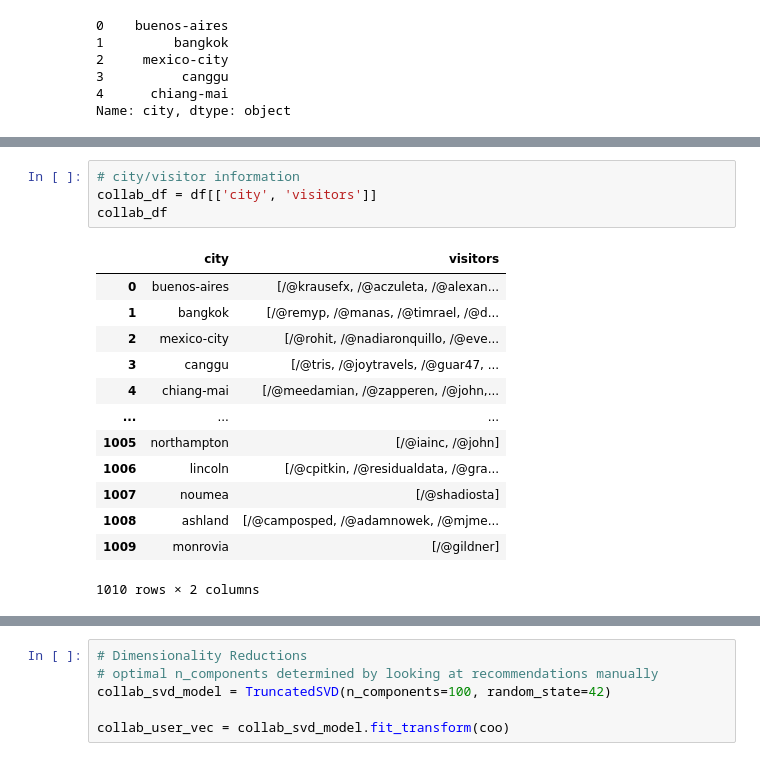
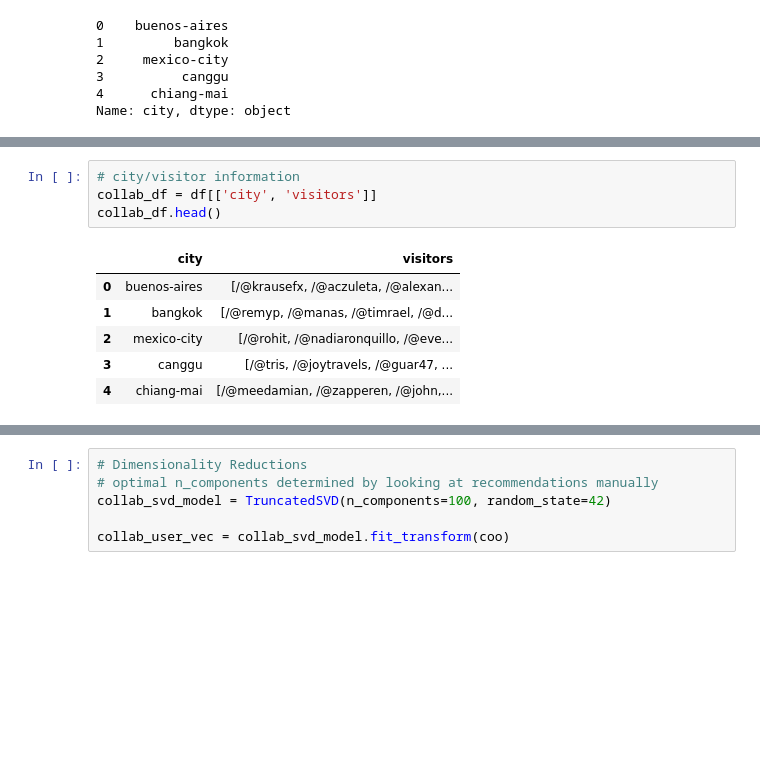
Before and after one commit to adrianrlaus/datascience-project-where_to_go_next, a Jupyter notebook: Where_To_Go_Next/where_to_go_next_modeling.ipynb, the cells around one changed output, grey strips where cells are left out. Cells and saved outputs as stored; diff of their text form; blank space fills up the shorter version.

```diff
--- a/Where_To_Go_Next/where_to_go_next_modeling.ipynb
+++ b/Where_To_Go_Next/where_to_go_next_modeling.ipynb
@@ -102,21 +83,14 @@ city_country_dict
 # %%
 # city/visitor information
 collab_df = df[['city', 'visitors']]
-collab_df
+collab_df.head()
 # %% [output]
 |  | city | visitors |
 | 0 | buenos-aires | [/@krausefx, /@aczuleta, /@alexan... |
 | 1 | bangkok | [/@remyp, /@manas, /@timrael, /@d... |
 | 2 | mexico-city | [/@rohit, /@nadiaronquillo, /@eve... |
 | 3 | canggu | [/@tris, /@joytravels, /@guar47, ... |
 | 4 | chiang-mai | [/@meedamian, /@zapperen, /@john,... |
-| ... | ... | ... |
-| 1005 | northampton | [/@iainc, /@john] |
-| 1006 | lincoln | [/@cpitkin, /@residualdata, /@gra... |
-| 1007 | noumea | [/@shadiosta] |
-| 1008 | ashland | [/@camposped, /@adamnowek, /@mjme... |
-| 1009 | monrovia | [/@gildner] |
-1010 rows × 2 columns
 # %%
 # this separates the list of vistors in each row into dummies
 # this also removed the duplicates
```
Also changed, not shown: parts of 7 cells of this notebook, 1 other file.
